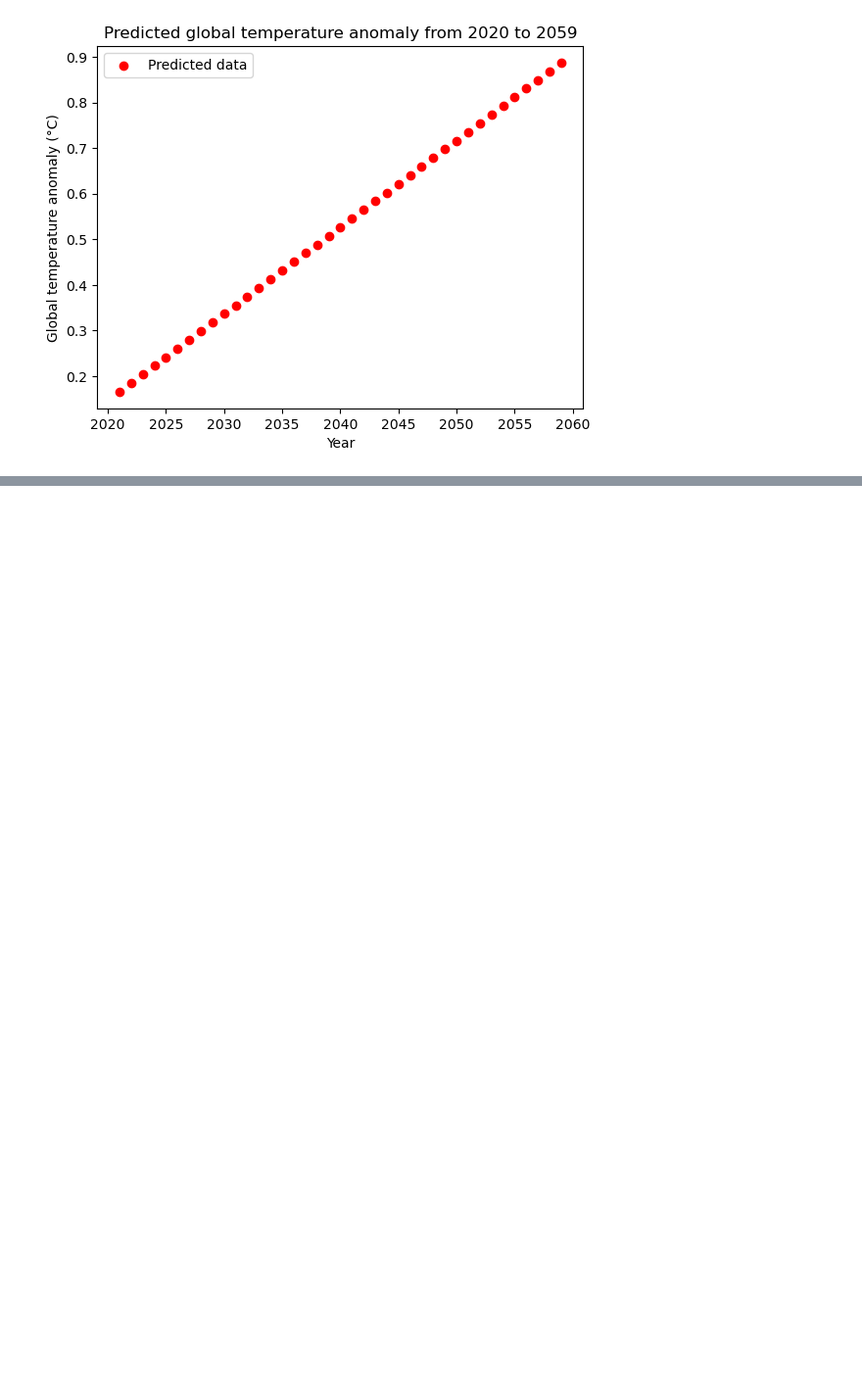
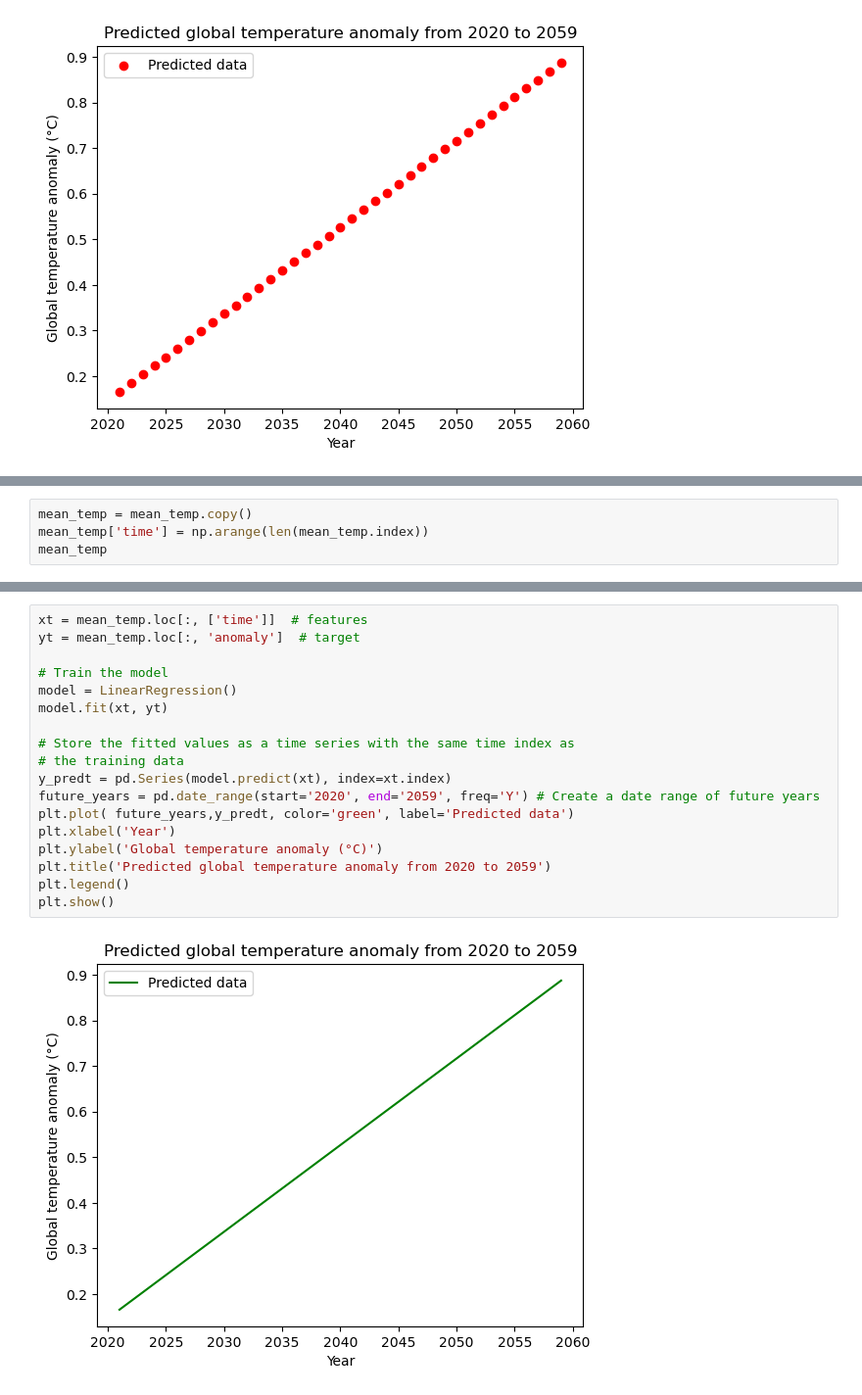
Before and after one commit to keithmmc/pda2, a Jupyter notebook: project2.ipynb, the cells around one changed output, grey strips where cells are left out. Shown at 98% size. Drawn from its saved outputs; the diff is of its cells as text; blank space fills up the shorter version.

Commit message:
Update project2.ipynb
adding regression

```diff
--- a/project2.ipynb
+++ b/project2.ipynb
@@ -760,0 +767,4 @@ plt.show()
+# %%
+mean_temp = mean_temp.copy()
+mean_temp['time'] = np.arange(len(mean_temp.index))
+mean_temp
@@ -760,0 +789,20 @@ plt.show()
+# %%
+xt = mean_temp.loc[:, ['time']]  # features
+yt = mean_temp.loc[:, 'anomaly']  # target
+
+# Train the model
+model = LinearRegression()
+model.fit(xt, yt)
+
+# Store the fitted values as a time series with the same time index as
+# the training data
+y_predt = pd.Series(model.predict(xt), index=xt.index)
+future_years = pd.date_range(start='2020', end='2059', freq='Y') # Create a date range of future years
+plt.plot( future_years,y_predt, color='green', label='Predicted data')
+plt.xlabel('Year')
+plt.ylabel('Global temperature anomaly (°C)')
+plt.title('Predicted global temperature anomaly from 2020 to 2059')
+plt.legend()
+plt.show()
+# %% [output]
+[figure, added]
```
Also changed, not shown: parts of 5 cells of this notebook.
